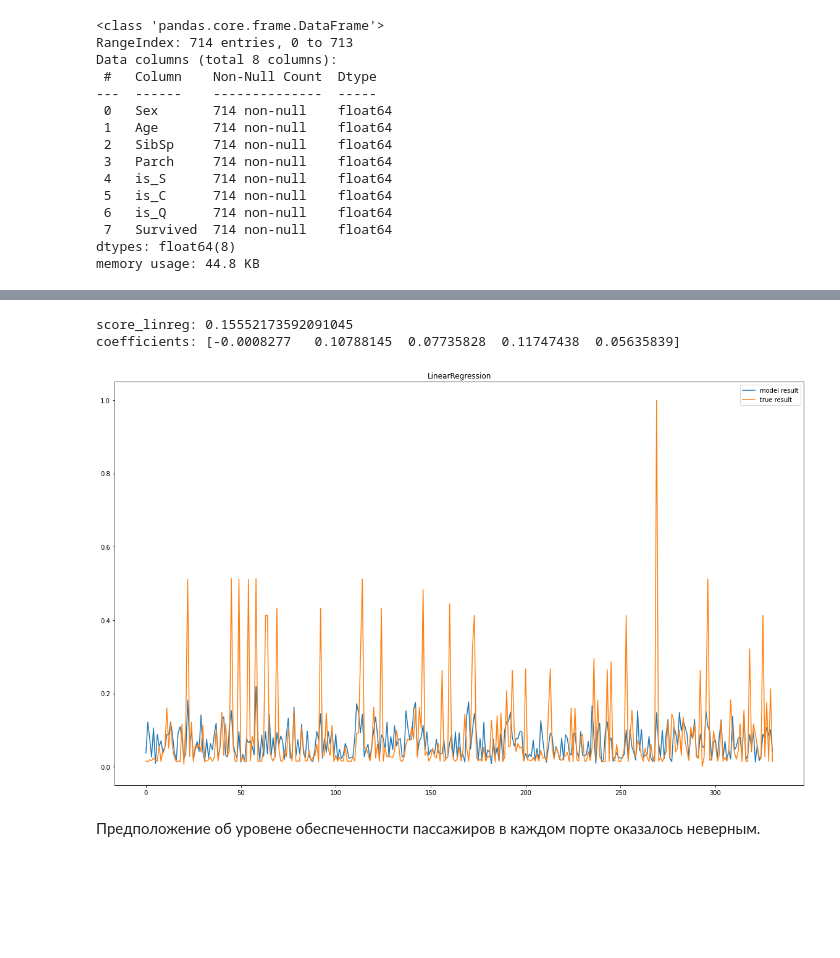
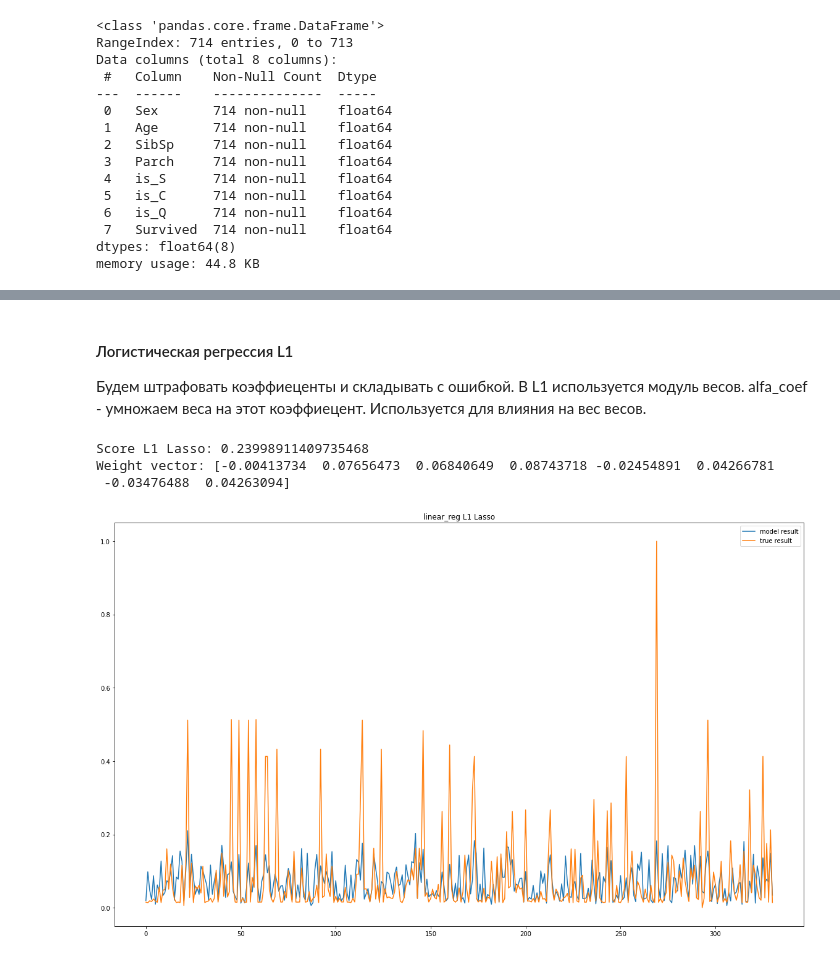
Before and after one commit to AlekseySirmais7/bmstuML, a Jupyter notebook: Laba_3.ipynb, the cells around one changed output, grey strips where cells are left out. Cells and saved outputs as stored; diff of their text form; code cells hidden in the pictures; blank space fills up the shorter version.

```diff
--- a/Laba_3.ipynb
+++ b/Laba_3.ipynb
@@ -109,13 +126,12 @@ score_linreg: 0.2604852579447866
-# %%
-X_train = X_train.drop(['is_S','is_C','is_Q'], axis='columns')
-X_test = X_test.drop(['is_S','is_C','is_Q'], axis='columns')
-
-linear_reg(y_train, X_train, y_test, X_test, 2,2)
-# %% [output]
-score_linreg: 0.15552173592091045
-сoefficients: [-0.0008277   0.10788145  0.07735828  0.11747438  0.05635839]
-[figure, removed]
-# %% [markdown]
-Предположение об уровене обеспеченности пассажиров в каждом порте оказалось неверным.
-# %% [markdown]
-#
+# %% [markdown]
+#### Логистическая регрессия L1
+Будем штрафовать коэффиеценты и складывать с ошибкой. В L1 используется модуль весов.
+alfa_coef - умножаем веса на этот коэффиецент. Используется для влияния на вес весов.
+# %%
+alfa_coef = 5
+linear_reg_Lasso(y_train, X_train, y_test, X_test, alfa_coef)
+# %% [output]
+Score L1 Lasso: 0.23998911409735468
+Weight vector: [-0.00413734  0.07656473  0.06840649  0.08743718 -0.02454891  0.04266781
+ -0.03476488  0.04263094]
+[figure, added]
```
Also changed, not shown: parts of 11 cells of this notebook.
